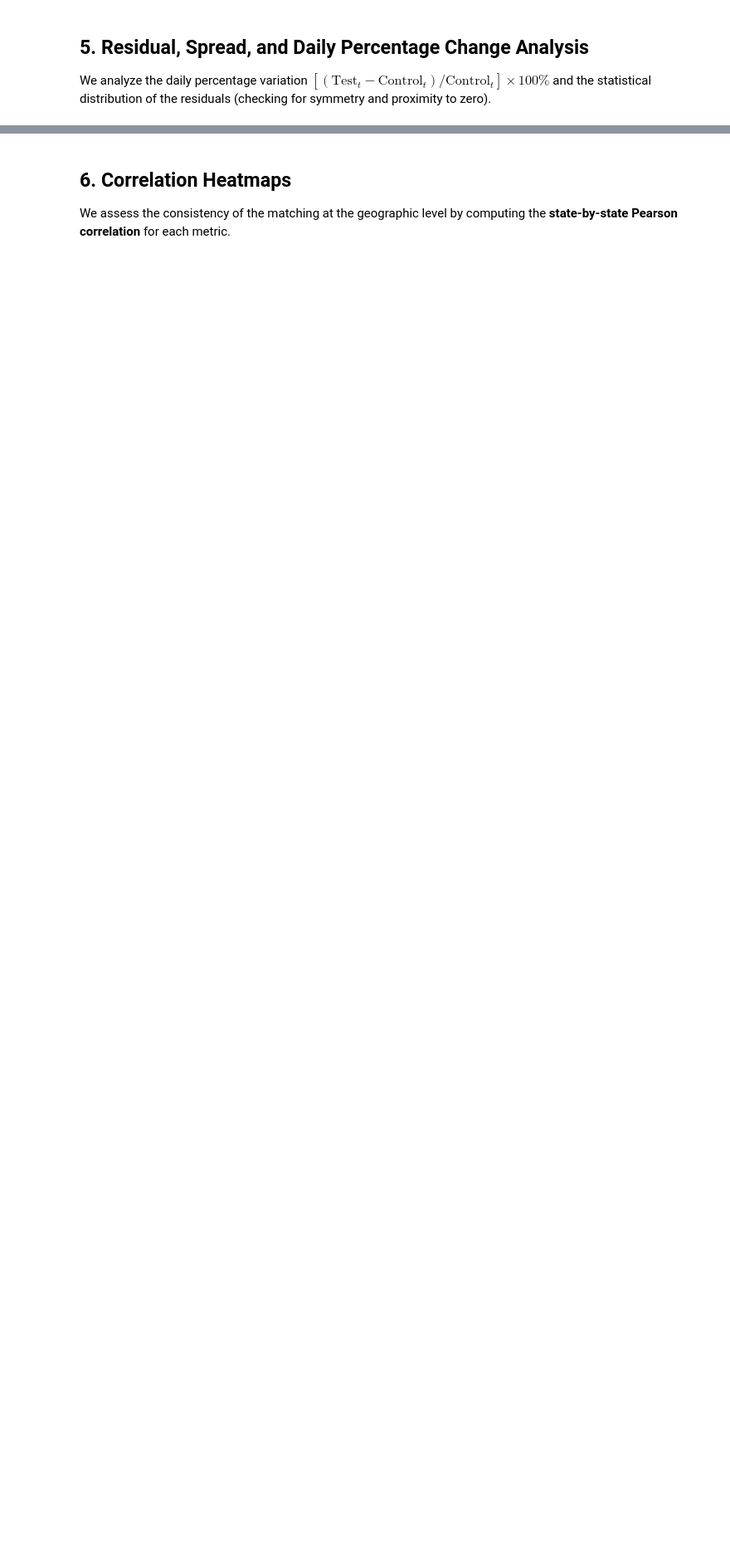
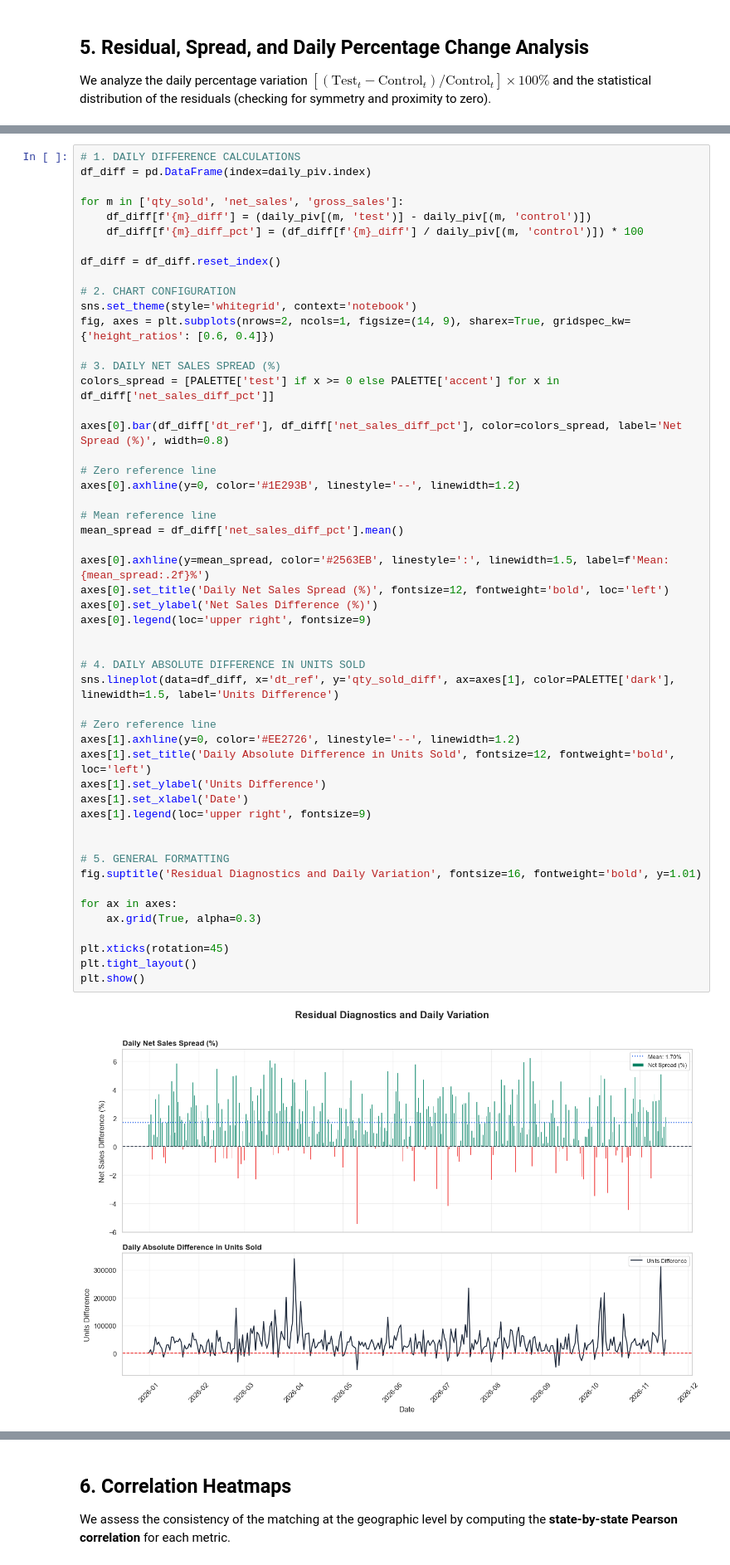
Before and after one commit to Krupique/retail-analytics, a Jupyter notebook: optimal-store-test-control/results.ipynb, the cells around one changed output, grey strips where cells are left out. Shown at 83% size. Drawn from its saved outputs; the diff is of its cells as text; blank space fills up the shorter version.

```diff
--- a/optimal-store-test-control/results.ipynb
+++ b/optimal-store-test-control/results.ipynb
@@ -281,0 +343,53 @@ We analyze the daily percentage variation $[(\text{Test}_t - \text{Control}_t) /
+# %%
+# 1. DAILY DIFFERENCE CALCULATIONS
+df_diff = pd.DataFrame(index=daily_piv.index)
+
+for m in ['qty_sold', 'net_sales', 'gross_sales']:
+    df_diff[f'{m}_diff'] = (daily_piv[(m, 'test')] - daily_piv[(m, 'control')])
+    df_diff[f'{m}_diff_pct'] = (df_diff[f'{m}_diff'] / daily_piv[(m, 'control')]) * 100
+
+df_diff = df_diff.reset_index()
+
+# 2. CHART CONFIGURATION
+sns.set_theme(style='whitegrid', context='notebook')
+fig, axes = plt.subplots(nrows=2, ncols=1, figsize=(14, 9), sharex=True, gridspec_kw={'height_ratios': [0.6, 0.4]})
+
+# 3. DAILY NET SALES SPREAD (%)
+colors_spread = [PALETTE['test'] if x >= 0 else PALETTE['accent'] for x in df_diff['net_sales_diff_pct']]
+
+axes[0].bar(df_diff['dt_ref'], df_diff['net_sales_diff_pct'], color=colors_spread, label='Net Spread (%)', width=0.8)
+
+# Zero reference line
+axes[0].axhline(y=0, color='#1E293B', linestyle='--', linewidth=1.2)
+
+# Mean reference line
+mean_spread = df_diff['net_sales_diff_pct'].mean()
+
+axes[0].axhline(y=mean_spread, color='#2563EB', linestyle=':', linewidth=1.5, label=f'Mean: {mean_spread:.2f}%')
+axes[0].set_title('Daily Net Sales Spread (%)', fontsize=12, fontweight='bold', loc='left')
+axes[0].set_ylabel('Net Sales Difference (%)')
+axes[0].legend(loc='upper right', fontsize=9)
+
+
+# 4. DAILY ABSOLUTE DIFFERENCE IN UNITS SOLD
+sns.lineplot(data=df_diff, x='dt_ref', y='qty_sold_diff', ax=axes[1], color=PALETTE['dark'], linewidth=1.5, label='Units Difference')
+
+# Zero reference line
+axes[1].axhline(y=0, color='#EE2726', linestyle='--', linewidth=1.2)
+axes[1].set_title('Daily Absolute Difference in Units Sold', fontsize=12, fontweight='bold', loc='left')
+axes[1].set_ylabel('Units Difference')
+axes[1].set_xlabel('Date')
+axes[1].legend(loc='upper right', fontsize=9)
+
+
+# 5. GENERAL FORMATTING
+fig.suptitle('Residual Diagnostics and Daily Variation', fontsize=16, fontweight='bold', y=1.01)
+
+for ax in axes:
+    ax.grid(True, alpha=0.3)
+
+plt.xticks(rotation=45)
+plt.tight_layout()
+plt.show()
+# %% [output]
+[figure, added]
```
Also changed, not shown: parts of 16 cells of this notebook.
